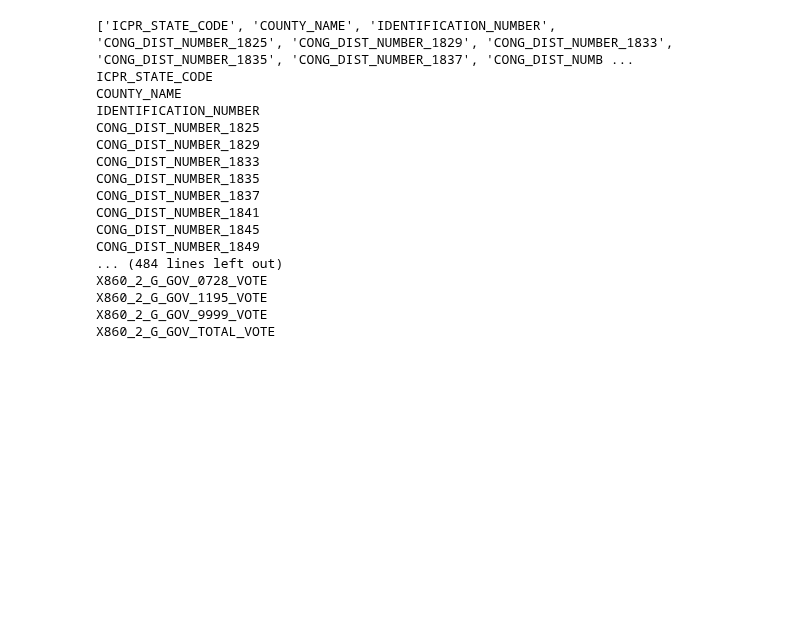
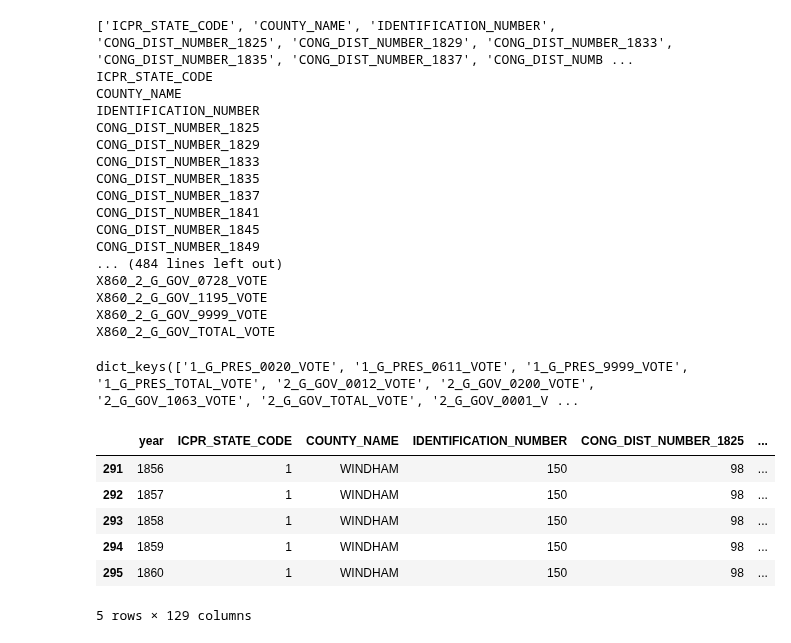
Before and after one commit to batShimon/similarity_data, a Jupyter notebook: cleanElectReturnData.ipynb, the cells around one changed output. Drawn from its saved outputs; the diff is of its cells as text; code cells hidden in the pictures; blank space fills up the shorter version.

```diff
--- a/cleanElectReturnData.ipynb
+++ b/cleanElectReturnData.ipynb
@@ -115,0 +124,28 @@ df2 = pd.read_csv(path.join(raw_data_dir, "./ICPSR_election_returns/DS0002/00001
+# %%
+# Step 1: Identify columns and group them by their suffix
+# Add all variables starting with "CONG" to id_vars
+id_vars = ['ICPR_STATE_CODE', 'COUNTY_NAME', 'IDENTIFICATION_NUMBER'] + [col for col in df.columns if col.startswith('CONG')]
+grouped_columns = {}
+
+# Group columns by their suffix (everything after the first underscore and without the year part)
+for col in df.columns:
+    if col.startswith('X'):
+        suffix = '_'.join(col.split('_')[1:])  # Extract the suffix after the first underscore
+        if suffix not in grouped_columns:
+            grouped_columns[suffix] = []
+        grouped_columns[suffix].append(col)
+# %%
+print(grouped_columns.keys())
+# %% [output]
+dict_keys(['1_G_PRES_0020_VOTE', '1_G_PRES_0611_VOTE', '1_G_PRES_9999_VOTE', '1_G_PRES_TOTAL_VOTE', '2_G_GOV_0012_VOTE', '2_G_GOV_0200_VOTE', '2_G_GOV_1063_VOTE', '2_G_GOV_TOTAL_VOTE', '2_G_GOV_0001_V ...
+# %%
+# Step 2: Reshape each group and combine into a single table
+reshaped_dataframes = []
+
+for suffix, cols in grouped_columns.items():
+    # Reshape the group into long format
+    temp_df = pd.melt(df, id_vars=id_vars, value_vars=cols,
+                      var_name='year', value_name=suffix)
+    # Extract the year and adjust to full year format
+    temp_df['year'] = temp_df['year'].str.extract(r'X(\d+)').astype(int) + 1000
+    reshaped_dataframes.append(temp_df)
@@ -115,0 +159,10 @@ df2 = pd.read_csv(path.join(raw_data_dir, "./ICPSR_election_returns/DS0002/00001
+# %%
+final_df.tail()
+# %% [output]
+|  | year | ICPR_STATE_CODE | COUNTY_NAME | IDENTIFICATION_NUMBER | CONG_DIST_NUMBER_1825 | ... |
+| 291 | 1856 | 1 | WINDHAM | 150 | 98 | ... |
+| 292 | 1857 | 1 | WINDHAM | 150 | 98 | ... |
+| 293 | 1858 | 1 | WINDHAM | 150 | 98 | ... |
+| 294 | 1859 | 1 | WINDHAM | 150 | 98 | ... |
+| 295 | 1860 | 1 | WINDHAM | 150 | 98 | ... |
+5 rows × 129 columns
```
Also changed, not shown: parts of 16 cells of this notebook.
